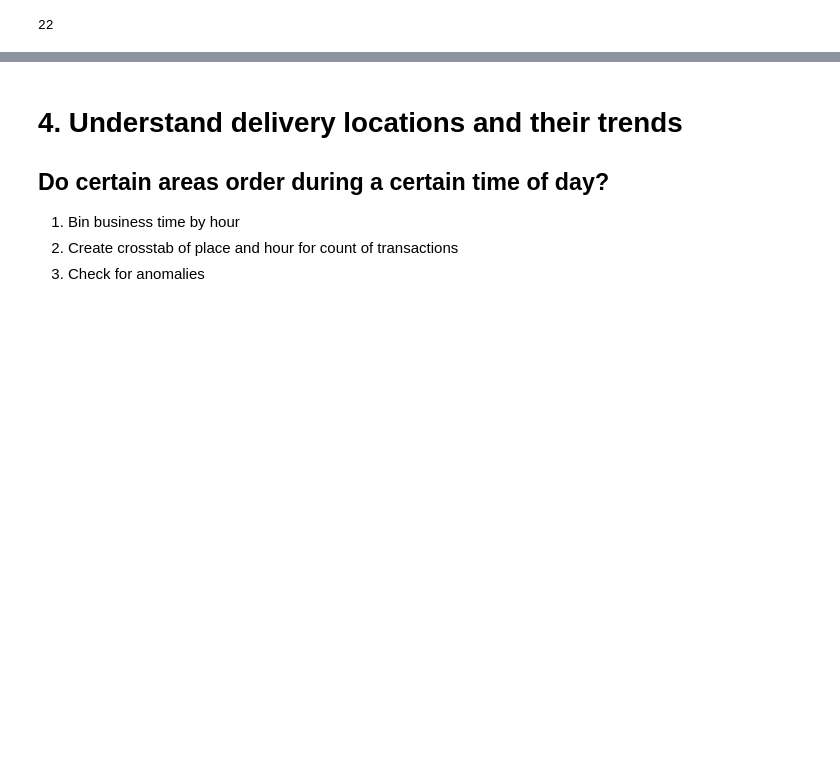
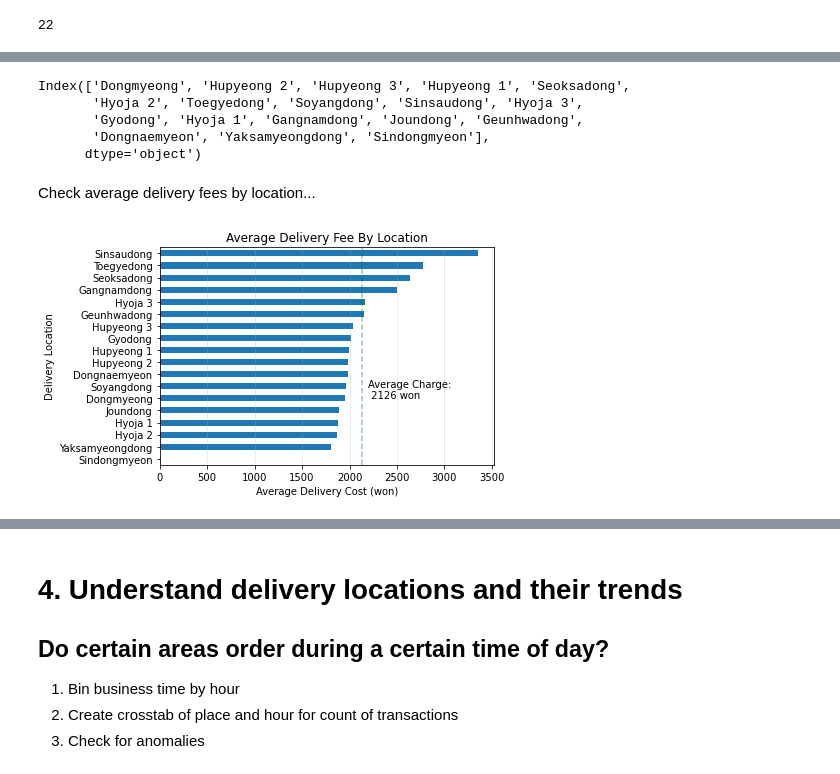
Before and after one commit to JacobPaxton/bakery-sales, a Jupyter notebook: explore.ipynb, the cells around one changed output, grey strips where cells are left out. Saved outputs shown, nothing was run; the diff lists cells and outputs as text; code cells hidden in the pictures; blank space fills up the shorter version.

Commit message:
add delivery charge analysis by location

```diff
--- a/explore.ipynb
+++ b/explore.ipynb
@@ -295,4 +299,33 @@ sales['delivery_charge'] = sales['total'] - sales['items_charge']
+# %%
+# convert korean characters to romanized korean
+sales = sales.replace({'조운동':'Joundong', '약사명동':'Yaksamyeongdong',
+                       '효자 1동':'Hyoja 1', '효자 2동':'Hyoja 2', '효자 3동':'Hyoja 3',
+                       '교동':'Gyodong', '교동 ':'Gyodong', '소양동':'Soyangdong',
+                       '근화동':'Geunhwadong', '퇴계동':'Toegyedong', '석사동':'Seoksadong',
+                       '후평 1동':'Hupyeong 1', '후평 2동':'Hupyeong 2', '후평 3동':'Hupyeong 3',
+                       '신사우동':'Sinsaudong', '강남동':'Gangnamdong', '신동면':'Sindongmyeon',
+                       '동내면':'Dongnaemyeon','동면':'Dongmyeong'})
+
+# check work
+print(sales.place.value_counts().index)
+# %% [output]
+Index(['Dongmyeong', 'Hupyeong 2', 'Hupyeong 3', 'Hupyeong 1', 'Seoksadong',
+       'Hyoja 2', 'Toegyedong', 'Soyangdong', 'Sinsaudong', 'Hyoja 3',
+       'Gyodong', 'Hyoja 1', 'Gangnamdong', 'Joundong', 'Geunhwadong',
+       'Dongnaemyeon', 'Yaksamyeongdong', 'Sindongmyeon'],
+      dtype='object')
+# %% [markdown]
+Check average delivery fees by location...
 # %%
 # 1.
 # group location by average delivery fee
-# translate the korean-named locations to english
+sales.groupby('place').delivery_charge.mean().sort_values().plot.barh()
+plt.axvline(sales.delivery_charge.mean(), c='green', alpha=.4, ls='--')
+plt.title('Average Delivery Fee By Location')
+plt.xlabel('Average Delivery Cost (won)')
+plt.ylabel('Delivery Location')
+plt.grid(axis='x', alpha=.3)
+plt.text(2200, 5, f'Average Charge: \n {int(sales.delivery_charge.mean())} won')
+plt.show()
+# %% [output]
+[figure, added]
```
Also changed, not shown: parts of 21 cells of this notebook.
